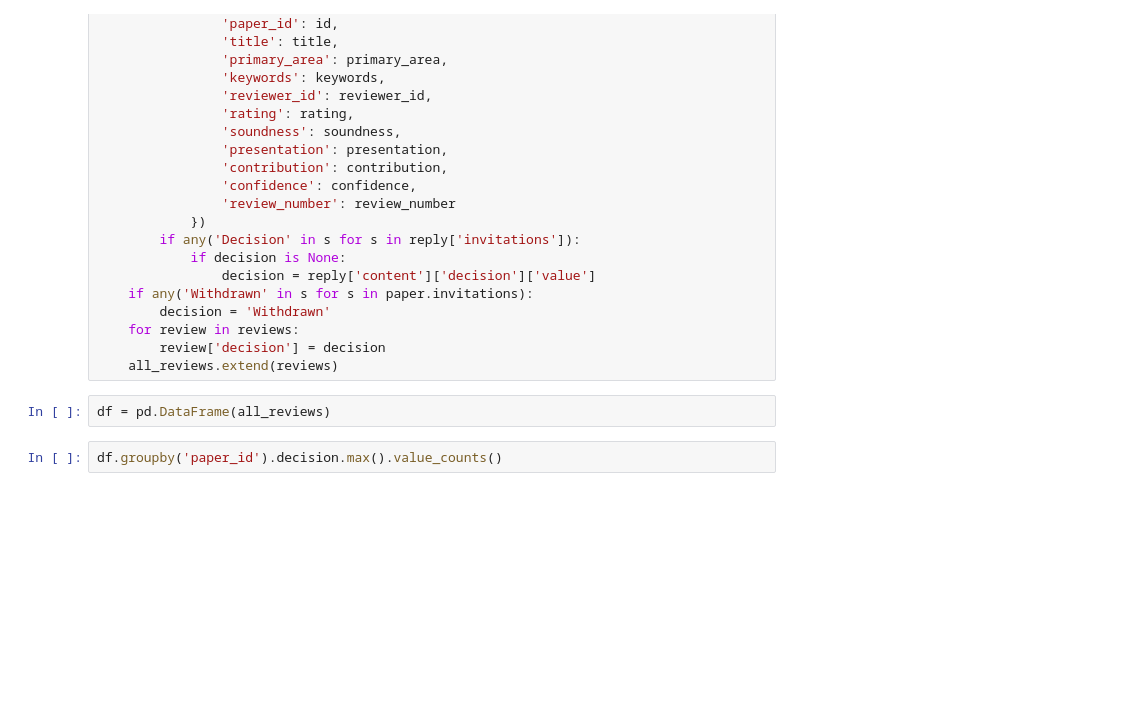
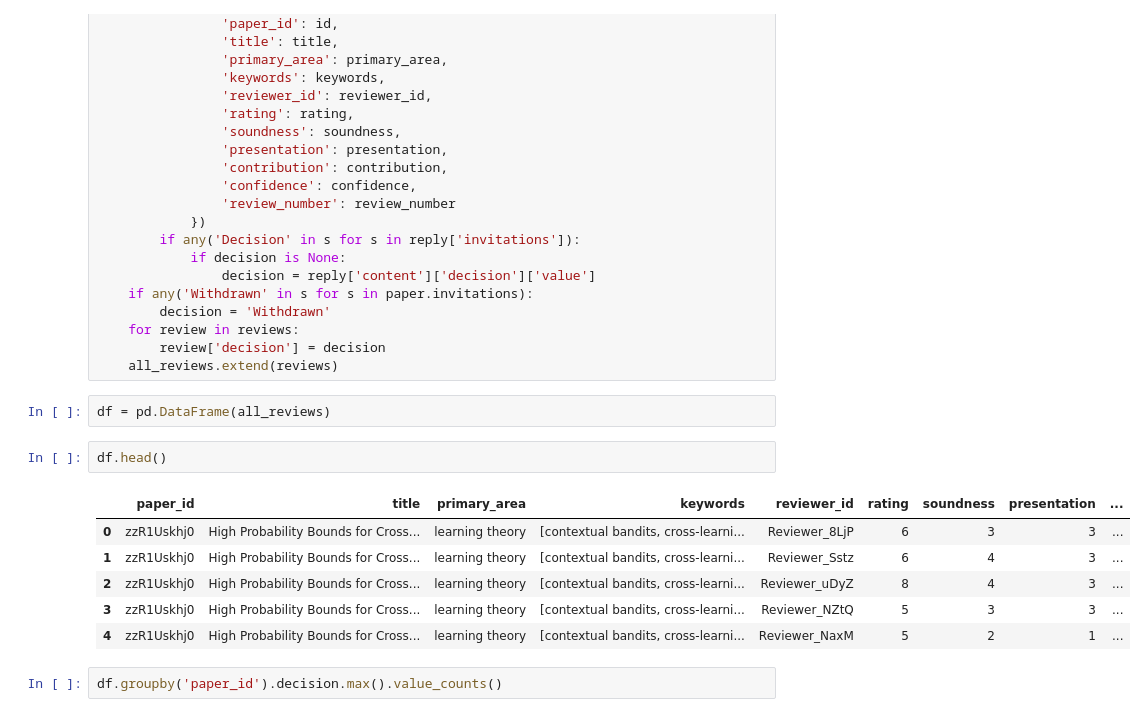
Before and after one commit to akgoldberg/lottery, a Jupyter notebook: ConferenceReviewData/iclr2025_data/get_iclr_data.ipynb, the cells around one changed output. Drawn from its saved outputs; the diff is of its cells as text; blank space fills up the shorter version.

```diff
--- a/ConferenceReviewData/iclr2025_data/get_iclr_data.ipynb
+++ b/ConferenceReviewData/iclr2025_data/get_iclr_data.ipynb
@@ -64,6 +64,15 @@ for paper in submissions:
     all_reviews.extend(reviews)
 # %%
 df = pd.DataFrame(all_reviews)
+# %%
+df.head()
+# %% [output]
+|  | paper_id | title | primary_area | keywords | reviewer_id | rating | soundness | presentation | ... |
+| 0 | zzR1Uskhj0 | High Probability Bounds for Cross... | learning theory | [contextual bandits, cross-learni... | Reviewer_8LjP | 6 | 3 | 3 | ... |
+| 1 | zzR1Uskhj0 | High Probability Bounds for Cross... | learning theory | [contextual bandits, cross-learni... | Reviewer_Sstz | 6 | 4 | 3 | ... |
+| 2 | zzR1Uskhj0 | High Probability Bounds for Cross... | learning theory | [contextual bandits, cross-learni... | Reviewer_uDyZ | 8 | 4 | 3 | ... |
+| 3 | zzR1Uskhj0 | High Probability Bounds for Cross... | learning theory | [contextual bandits, cross-learni... | Reviewer_NZtQ | 5 | 3 | 3 | ... |
+| 4 | zzR1Uskhj0 | High Probability Bounds for Cross... | learning theory | [contextual bandits, cross-learni... | Reviewer_NaxM | 5 | 2 | 1 | ... |
 # %%
 df.groupby('paper_id').decision.max().value_counts()
 # %% [output]
```
Also changed, not shown: parts of 6 cells of this notebook, 7 other files.
